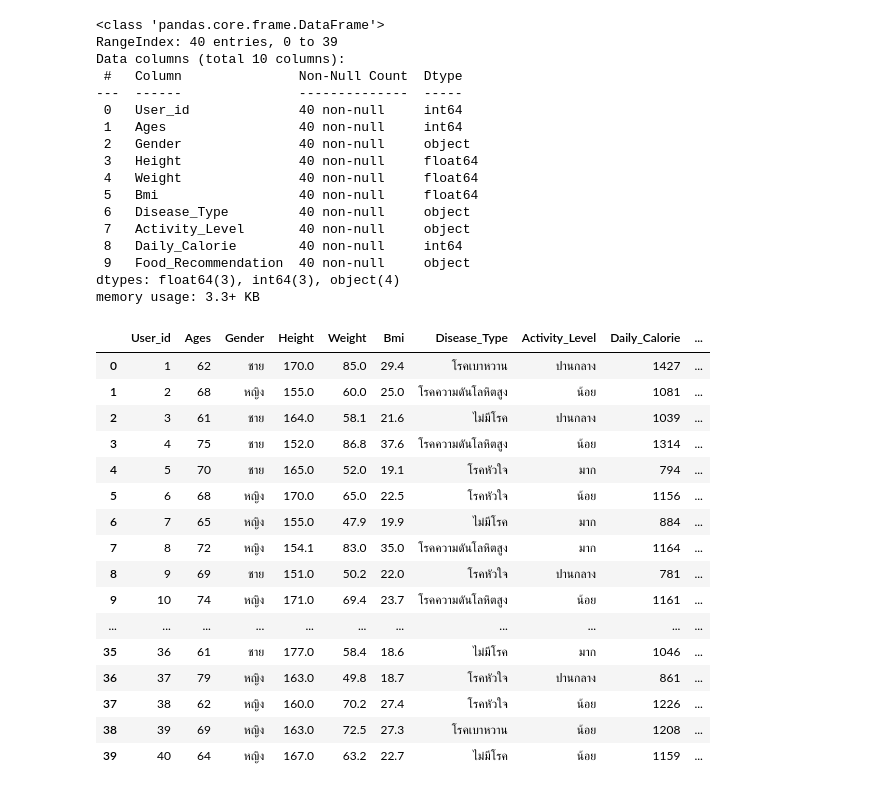
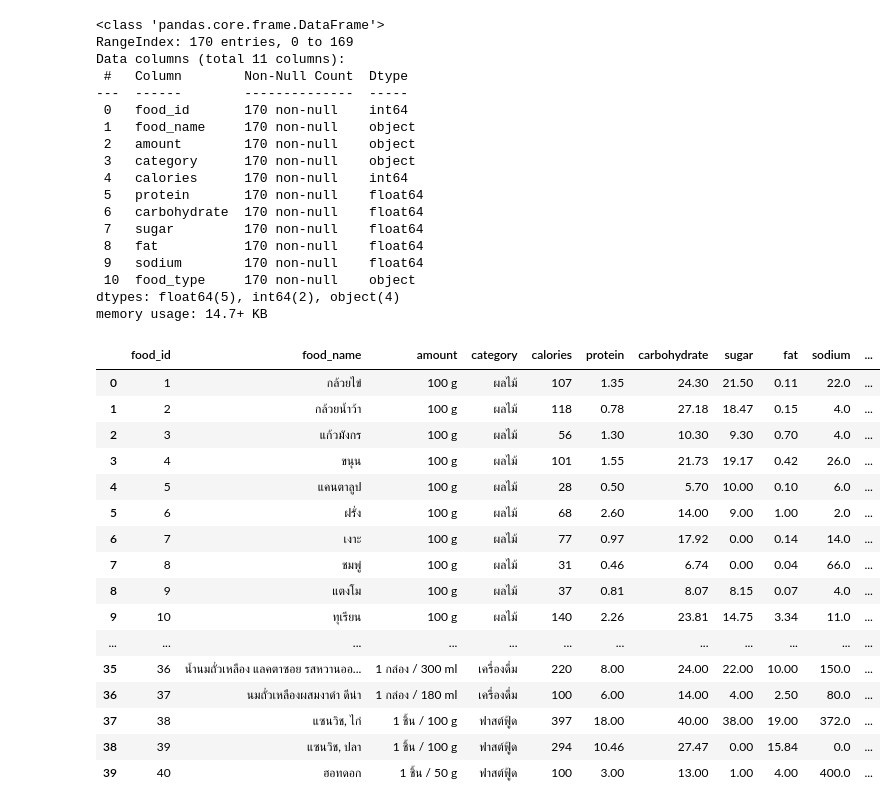
Before and after one commit to Armpa16/Food-Recommendation-System-By-Machine-Learning, a Jupyter notebook: ML/test.ipynb, the cells around one changed output. Saved outputs shown, nothing was run; the diff lists cells and outputs as text; code cells hidden in the pictures.

```diff
--- a/ML/test.ipynb
+++ b/ML/test.ipynb
@@ -5,42 +5,43 @@ from sklearn.tree import DecisionTreeClassifier
 from sklearn.model_selection import train_test_split
 from sklearn import metrics
 # %%
-file_userdata = 'user_data.csv'
-df_user = pd.read_csv(file_userdata)
-df_user.info()
-df_user.head(40)
+file_fooddata = 'food_menu.csv'
+df_food = pd.read_csv(file_fooddata)
+df_food.info()
+df_food.head(40)
 # %% [output]
 <class 'pandas.core.frame.DataFrame'>
-RangeIndex: 40 entries, 0 to 39
-Data columns (total 10 columns):
- #   Column               Non-Null Count  Dtype
----  ------               --------------  -----
- 0   User_id              40 non-null     int64
- 1   Ages                 40 non-null     int64
- 2   Gender               40 non-null     object
- 3   Height               40 non-null     float64
- 4   Weight               40 non-null     float64
- 5   Bmi                  40 non-null     float64
- 6   Disease_Type         40 non-null     object
- 7   Activity_Level       40 non-null     object
- 8   Daily_Calorie        40 non-null     int64
- 9   Food_Recommendation  40 non-null     object
-dtypes: float64(3), int64(3), object(4)
-memory usage: 3.3+ KB
+RangeIndex: 170 entries, 0 to 169
+Data columns (total 11 columns):
+ #   Column        Non-Null Count  Dtype
+---  ------        --------------  -----
+ 0   food_id       170 non-null    int64
+ 1   food_name     170 non-null    object
+ 2   amount        170 non-null    object
+ 3   category      170 non-null    object
+ 4   calories      170 non-null    int64
+ 5   protein       170 non-null    float64
+ 6   carbohydrate  170 non-null    float64
+ 7   sugar         170 non-null    float64
+ 8   fat           170 non-null    float64
+ 9   sodium        170 non-null    float64
+ 10  food_type     170 non-null    object
+dtypes: float64(5), int64(2), object(4)
+memory usage: 14.7+ KB
-|  | User_id | Ages | Gender | Height | Weight | Bmi | Disease_Type | Activity_Level | Daily_Calorie | ... |
-| 0 | 1 | 62 | ชาย | 170.0 | 85.0 | 29.4 | โรคเบาหวาน | ปานกลาง | 1427 | ... |
-| 1 | 2 | 68 | หญิง | 155.0 | 60.0 | 25.0 | โรคความดันโลหิตสูง | น้อย | 1081 | ... |
-| 2 | 3 | 61 | ชาย | 164.0 | 58.1 | 21.6 | ไม่มีโรค | ปานกลาง | 1039 | ... |
-| 3 | 4 | 75 | ชาย | 152.0 | 86.8 | 37.6 | โรคความดันโลหิตสูง | น้อย | 1314 | ... |
-| 4 | 5 | 70 | ชาย | 165.0 | 52.0 | 19.1 | โรคหัวใจ | มาก | 794 | ... |
-| 5 | 6 | 68 | หญิง | 170.0 | 65.0 | 22.5 | โรคหัวใจ | น้อย | 1156 | ... |
-| 6 | 7 | 65 | หญิง | 155.0 | 47.9 | 19.9 | ไม่มีโรค | มาก | 884 | ... |
-| 7 | 8 | 72 | หญิง | 154.1 | 83.0 | 35.0 | โรคความดันโลหิตสูง | มาก | 1164 | ... |
-| 8 | 9 | 69 | ชาย | 151.0 | 50.2 | 22.0 | โรคหัวใจ | ปานกลาง | 781 | ... |
-| 9 | 10 | 74 | หญิง | 171.0 | 69.4 | 23.7 | โรคความดันโลหิตสูง | น้อย | 1161 | ... |
-| ... | ... | ... | ... | ... | ... | ... | ... | ... | ... | ... |
-| 35 | 36 | 61 | ชาย | 177.0 | 58.4 | 18.6 | ไม่มีโรค | มาก | 1046 | ... |
-| 36 | 37 | 79 | หญิง | 163.0 | 49.8 | 18.7 | โรคหัวใจ | ปานกลาง | 861 | ... |
-| 37 | 38 | 62 | หญิง | 160.0 | 70.2 | 27.4 | โรคหัวใจ | น้อย | 1226 | ... |
-| 38 | 39 | 69 | หญิง | 163.0 | 72.5 | 27.3 | โรคเบาหวาน | น้อย | 1208 | ... |
-| 39 | 40 | 64 | หญิง | 167.0 | 63.2 | 22.7 | ไม่มีโรค | น้อย | 1159 | ... |
+|  | food_id | food_name | amount | category | calories | protein | carbohydrate | sugar | fat | sodium | ... |
+| 0 | 1 | กล้วยไข่ | 100 g | ผลไม้ | 107 | 1.35 | 24.30 | 21.50 | 0.11 | 22.0 | ... |
+| 1 | 2 | กล้วยน้ำว้า | 100 g | ผลไม้ | 118 | 0.78 | 27.18 | 18.47 | 0.15 | 4.0 | ... |
+| 2 | 3 | แก้วมังกร | 100 g | ผลไม้ | 56 | 1.30 | 10.30 | 9.30 | 0.70 | 4.0 | ... |
+| 3 | 4 | ขนุน | 100 g | ผลไม้ | 101 | 1.55 | 21.73 | 19.17 | 0.42 | 26.0 | ... |
+| 4 | 5 | แคนตาลูป | 100 g | ผลไม้ | 28 | 0.50 | 5.70 | 10.00 | 0.10 | 6.0 | ... |
+| 5 | 6 | ฝรั่ง | 100 g | ผลไม้ | 68 | 2.60 | 14.00 | 9.00 | 1.00 | 2.0 | ... |
+| 6 | 7 | เงาะ | 100 g | ผลไม้ | 77 | 0.97 | 17.92 | 0.00 | 0.14 | 14.0 | ... |
+| 7 | 8 | ชมพู่ | 100 g | ผลไม้ | 31 | 0.46 | 6.74 | 0.00 | 0.04 | 66.0 | ... |
+| 8 | 9 | แตงโม | 100 g | ผลไม้ | 37 | 0.81 | 8.07 | 8.15 | 0.07 | 4.0 | ... |
+| 9 | 10 | ทุเรียน | 100 g | ผลไม้ | 140 | 2.26 | 23.81 | 14.75 | 3.34 | 11.0 | ... |
+| ... | ... | ... | ... | ... | ... | ... | ... | ... | ... | ... | ... |
+| 35 | 36 | น้ำนมถั่วเหลือง แลคตาซอย รสหวานออ... | 1 กล่อง / 300 ml | เครื่องดื่ม | 220 | 8.00 | 24.00 | 22.00 | 10.00 | 150.0 | ... |
+| 36 | 37 | นมถั่วเหลืองผสมงาดำ ดีน่า | 1 กล่อง / 180 ml | เครื่องดื่ม | 100 | 6.00 | 14.00 | 4.00 | 2.50 | 80.0 | ... |
+| 37 | 38 | แซนวิช, ไก่ | 1 ชิ้น / 100 g | ฟาสต์ฟู้ด | 397 | 18.00 | 40.00 | 38.00 | 19.00 | 372.0 | ... |
+| 38 | 39 | แซนวิช, ปลา | 1 ชิ้น / 100 g | ฟาสต์ฟู้ด | 294 | 10.46 | 27.47 | 0.00 | 15.84 | 0.0 | ... |
+| 39 | 40 | ฮอทดอก | 1 ชิ้น / 50 g | ฟาสต์ฟู้ด | 100 | 3.00 | 13.00 | 1.00 | 4.00 | 400.0 | ... |
```
Also changed, not shown: parts of 9 cells of this notebook, 24 other files.
